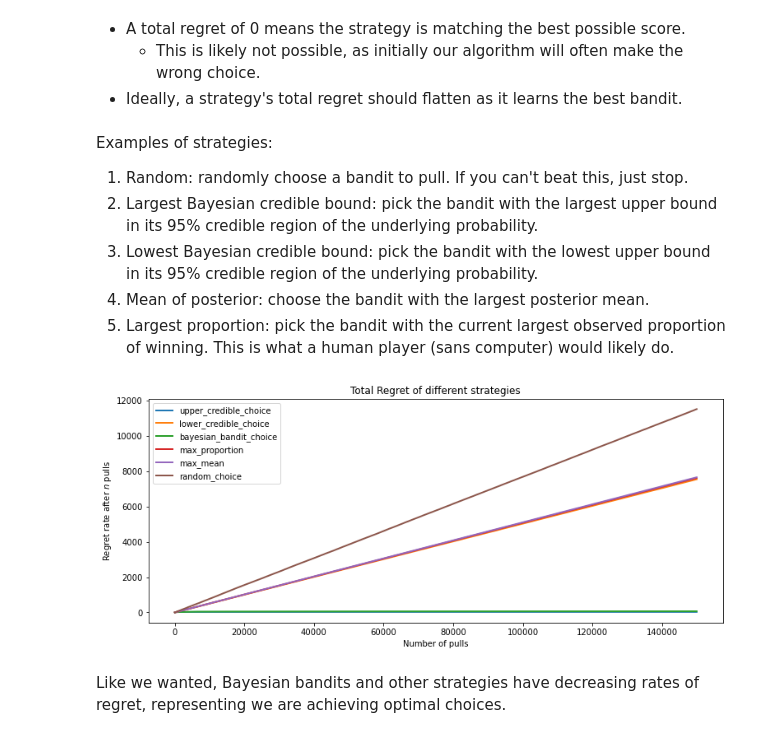
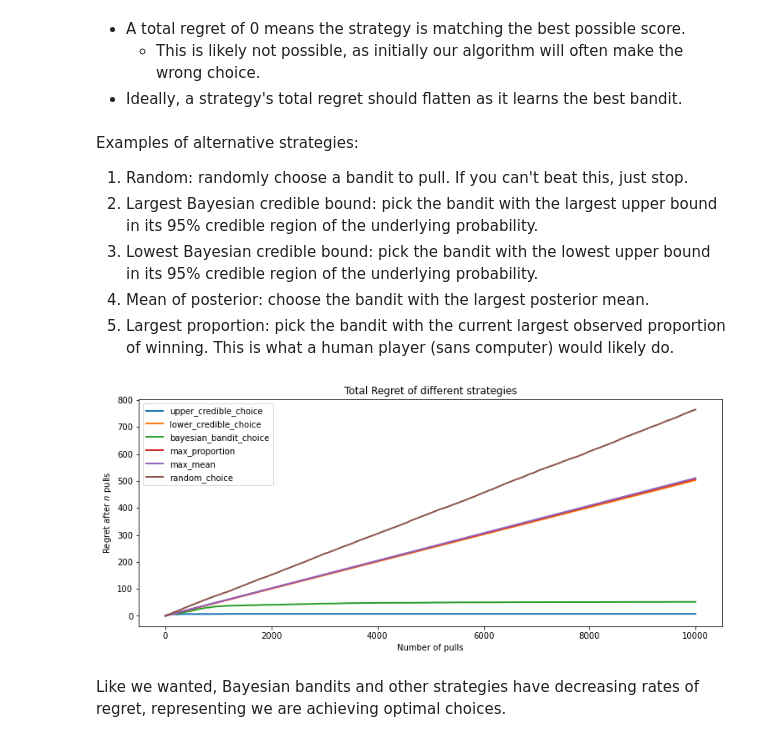
Before and after one commit to cmencar/Probabilistic-Programming-and-Bayesian-Methods-for-Hackers, a Jupyter notebook: Chapter6_Priorities/TII-06.ipynb, the cells around one changed output. Saved outputs shown, nothing was run; the diff lists cells and outputs as text; code cells hidden in the pictures.

```diff
--- a/Chapter6_Priorities/TII-06.ipynb
+++ b/Chapter6_Priorities/TII-06.ipynb
@@ -435,7 +430,7 @@ where $w_{B(i)}$ is the probability of a prize of the chosen bandit in the $i$ r
   - This is likely not possible, as initially our algorithm will often make the wrong choice.
 - Ideally, a strategy's total regret should flatten as it learns the best bandit.
 # %% [markdown]
-Examples of strategies:
+Examples of alternative strategies:
 
 1. Random: randomly choose a bandit to pull. If you can't beat this, just stop.
 2. Largest Bayesian credible bound: pick the bandit with the largest upper bound in its 95% credible region of the underlying probability.
@@ -467,22 +462,27 @@ algos = []
 for strat in strategies:
     algos.append(GeneralBanditStrat(bandits, strat))
 # %%
+import matplotlib.pyplot as plt
+from IPython.core.pylabtools import figsize
+figsize(12.5, 5)
+
+
 #train 10000 times
 for strat in algos:
     strat.sample_bandits(10000)
 
 #test and plot
 for i,strat in enumerate(algos):
     _regret = (1+i/200)*regret(hidden_prob, strat.choices)
     _regret_rate = (1+i/500)*_regret / np.array(range(1,len(_regret)+1))
     plt.plot(_regret, label = strategies[i].__name__, lw = 2)
 
 plt.title("Total Regret of different strategies")
 plt.xlabel("Number of pulls")
-plt.ylabel("Regret rate after $n$ pulls");
+plt.ylabel("Regret after $n$ pulls");
 plt.legend(loc = "upper left");
 # %% [output]
-[figure, old version]
+[figure, new version]
 # %% [markdown]
 Like we wanted, Bayesian bandits and other strategies have decreasing rates of regret, representing we are achieving optimal choices.
 # %% [markdown]
```
Also changed, not shown: parts of 10 cells of this notebook.
